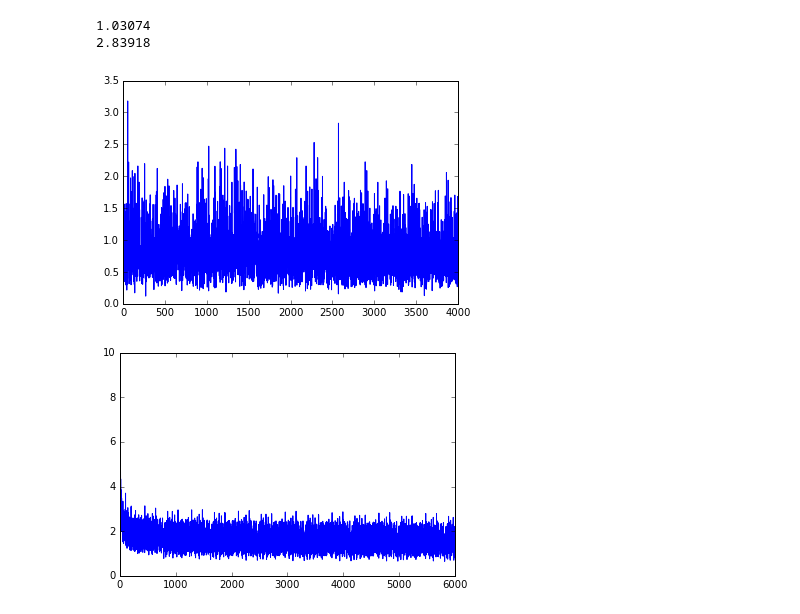
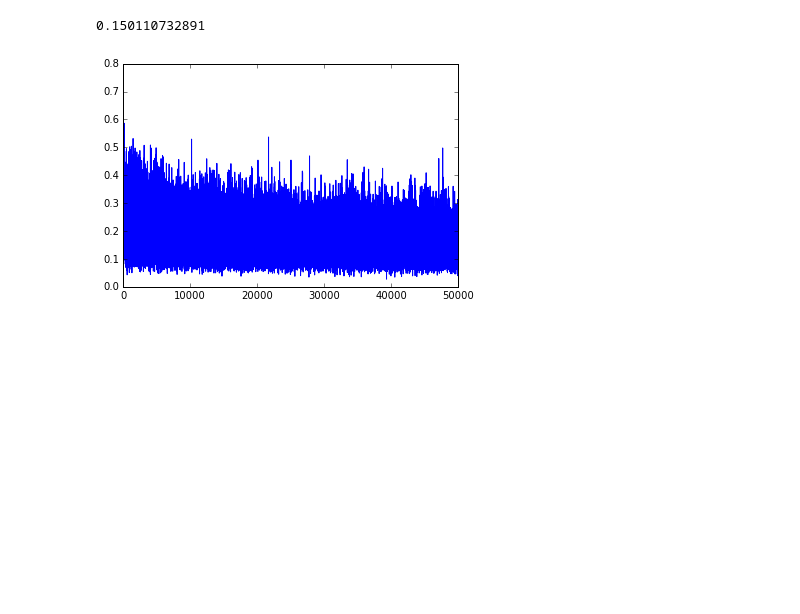
Before and after one commit to sebastian-schlecht/deep_graph, a Jupyter notebook: experiments/eval.ipynb, the cells around one changed output. Drawn from its saved outputs; the diff is of its cells as text; code cells hidden in the pictures; blank space fills up the shorter version.

Commit message:
vnet3, fixes

```diff
--- a/experiments/eval.ipynb
+++ b/experiments/eval.ipynb
@@ -3,28 +3,25 @@
 import six.moves.cPickle as pickle
 import numpy as np
 import matplotlib.pyplot as plt
-# %%
-a = pickle.load(open("/data/vnet2_pretrained_with_low_lr_batch2_iter_18000_loss.pkl", "rb"))
-# %%
-l = np.array([s["loss"] for s in a])
-e = np.array([s["mse"] for s in a])
-print l.mean()
-losses = l.copy()
-
-b = pickle.load(open("../data/vnet2_iter_6000_loss.pkl", "rb"))
-l = np.array([s["loss"] for s in b])
-e = np.array([s["mse"] for s in b])
-print l.mean()
-
-losses = np.concatenate([l, losses])
-# %% [output]
-1.03074
-2.83918
-# %%
-plt.plot(losses[20000:])
-plt.show()
-plt.plot(e)
-plt.show()
-# %% [output]
-[figure, removed]
-[figure, removed]
+# %%
+def collect_losses(files):
+    l = []
+    for f in files:
+        p = pickle.load(open(f, "rb"))
+        ls = np.array([s["loss"] for s in p])
+        l.append(ls)
+    return np.concatenate(l)
+# %%
+losses = collect_losses([
+        # '/data/vnet2_crop_start_with_30k_iter_90000_loss.pkl',
+        # '/data/vnet2_crop_start_with_120k_iter_90000_loss.pkl',
+        # '/data/vnet2_crop_start_with_210k_lower_lr_convdrop_iter_60000_loss.pkl'
+        '/data/vnet2_crop_convdrop_logloss_iter_50000_loss.pkl'
+    ])
+# %%
+plt.plot(losses.clip(0,10))
+print losses[40000:].mean()
+plt.show()
+# %% [output]
+0.150110732891
+[figure, added]
```
Also changed, not shown: 11 other files.
